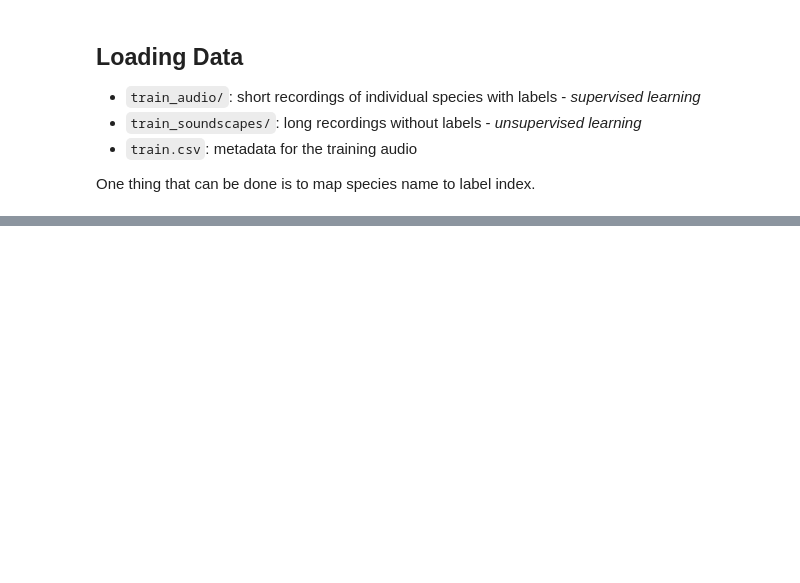
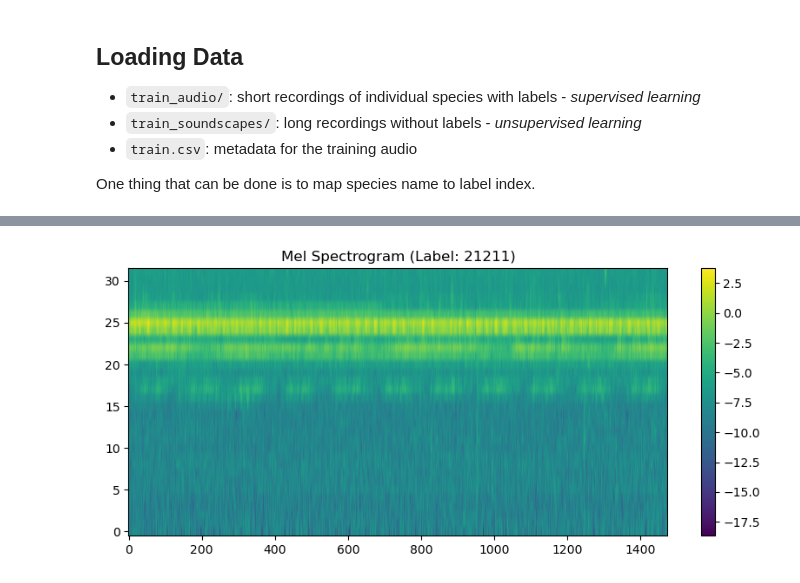
Before and after one commit to quercia-dev/birdclef2025, a Jupyter notebook: main.ipynb, the cells around one changed output, grey strips where cells are left out. Drawn from its saved outputs; the diff is of its cells as text; code cells hidden in the pictures; blank space fills up the shorter version.

Commit message:
add: dataset class

```diff
--- a/main.ipynb
+++ b/main.ipynb
@@ -22,7 +20,7 @@ One thing that can be done is to map species name to label index.
 # %%
 # loading metadata
 
-metadata_csv = "data/train.csv"
-train_audio_dir = "data/train_audio"
+metadata_path = "data/train.csv"
 
-df = pd.read_csv(metadata_csv)
+metadata = pd.read_csv(metadata_path)
+metadata.head()
@@ -33,0 +108,19 @@ len(species_list)
+# %%
+# define transform
+transform = MelSpectrogram(sample_rate=32000, n_mels=32)
+
+# initialize dataset & dataloader
+dataset = AudioDataset(metadata_csv="data/train.csv", audio_dir="data/train_audio", transform=transform)
+dataloader = DataLoader(dataset, batch_size=16, shuffle=True)
+
+# visualize sample
+waveform, label = dataset[69]
+# squeeze first dimension to convert from (1, 32, 15817) to (32, 15817)
+mel_spec = waveform.squeeze(0).log2().detach().numpy()
+plt.figure(figsize=(10, 4))
+plt.imshow(mel_spec, aspect='auto', origin='lower')
+plt.title(f"Mel Spectrogram (Label: {dataset.classes[label]})")
+plt.colorbar()
+plt.show()
+# %% [output]
+[figure, added]
```
Also changed, not shown: parts of 6 cells of this notebook.
